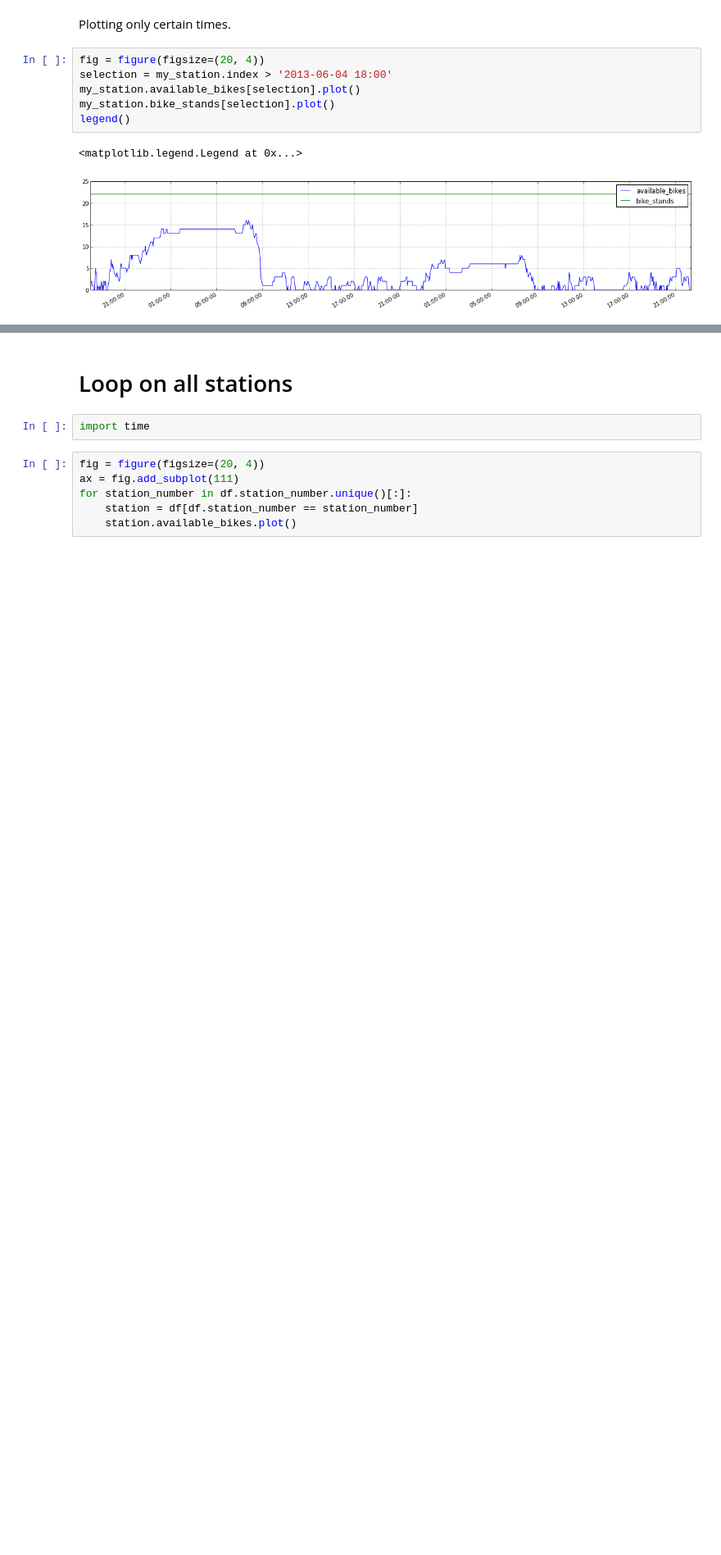
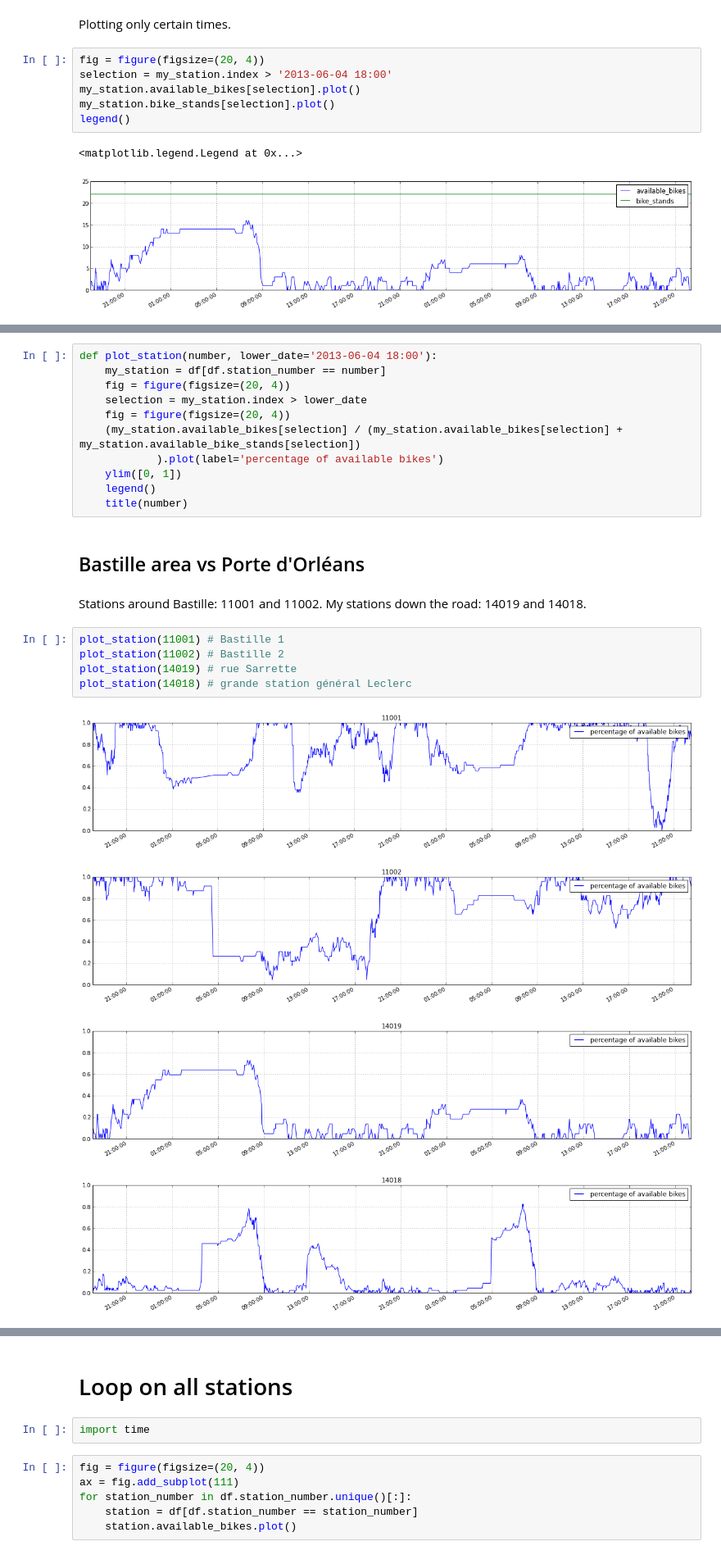
Before and after one commit to flothesof/VelibApp, a Jupyter notebook: Data Analysis.ipynb, the cells around one changed output, grey strips where cells are left out. Shown at 82% size. Cells and saved outputs as stored; diff of their text form; blank space fills up the shorter version.

```diff
--- a/Data Analysis.ipynb
+++ b/Data Analysis.ipynb
@@ -112,0 +124,25 @@ legend()
+# %%
+def plot_station(number, lower_date='2013-06-04 18:00'):
+    my_station = df[df.station_number == number]
+    fig = figure(figsize=(20, 4))
+    selection = my_station.index > lower_date
+    fig = figure(figsize=(20, 4))
+    (my_station.available_bikes[selection] / (my_station.available_bikes[selection] + my_station.available_bike_stands[selection])
+            ).plot(label='percentage of available bikes')
+    ylim([0, 1])
+    legend()
+    title(number)
+# %% [markdown]
+## Bastille area vs Porte d'Orléans
+# %% [markdown]
+Stations around Bastille: 11001 and 11002. My stations down the road: 14019 and 14018.
+# %%
+plot_station(11001) # Bastille 1
+plot_station(11002) # Bastille 2
+plot_station(14019) # rue Sarrette
+plot_station(14018) # grande station général Leclerc
+# %% [output]
+[figure, added]
+[figure, added]
+[figure, added]
+[figure, added]
```
Also changed, not shown: parts of 13 cells of this notebook.
